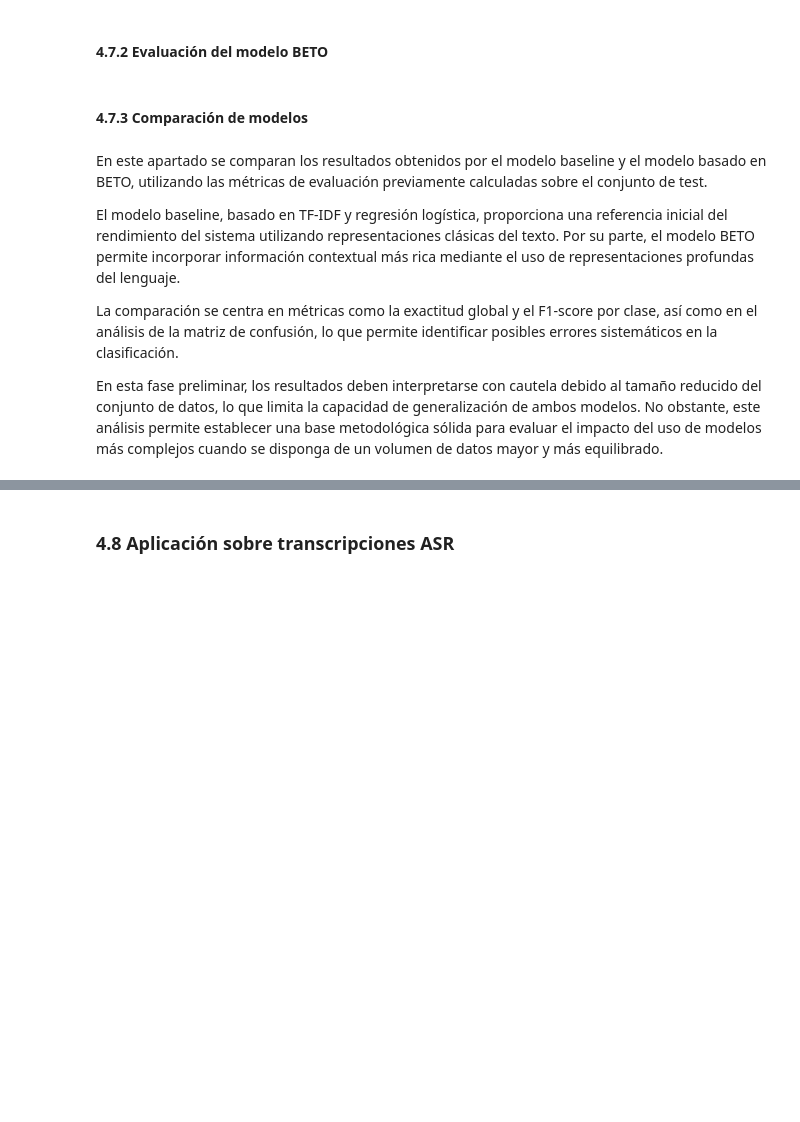
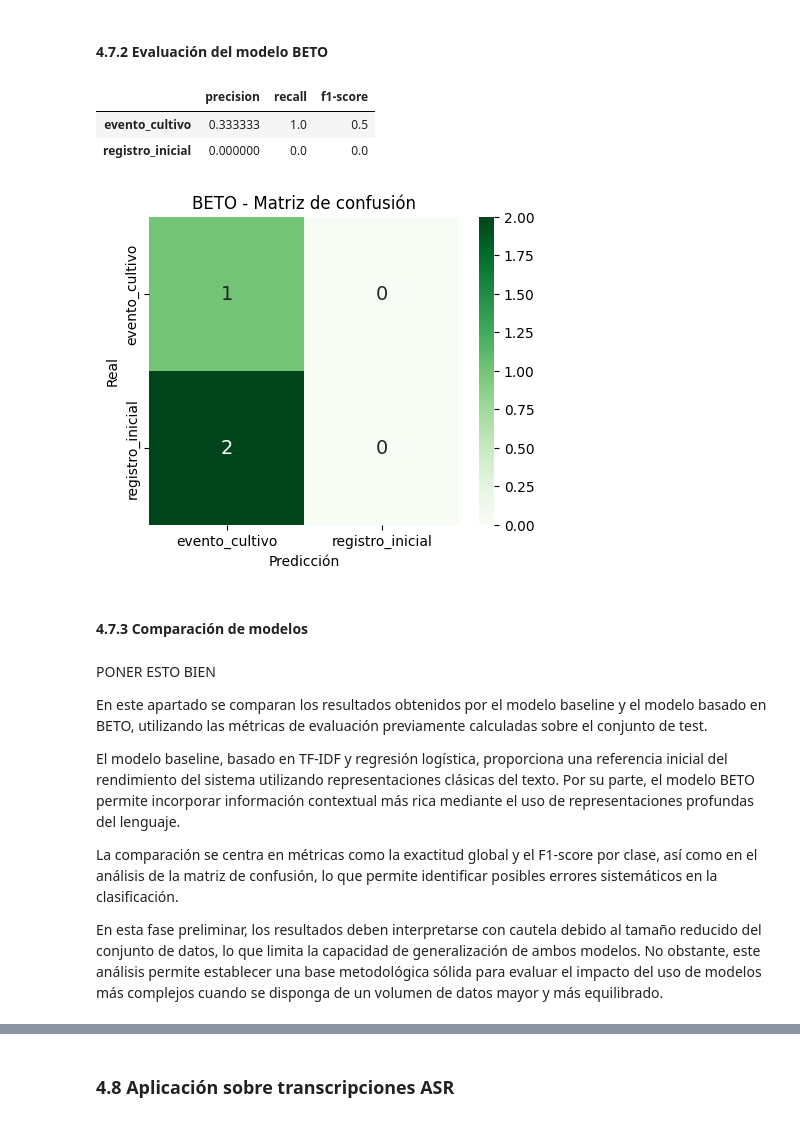
Before and after one commit to JMPinillos/agri-voice-ai, a Jupyter notebook: notebooks/03_nlp_processing/nlp_processing.ipynb, the cells around one changed output, grey strips where cells are left out. Drawn from its saved outputs; the diff is of its cells as text; code cells hidden in the pictures; blank space fills up the shorter version.

```diff
--- a/notebooks/03_nlp_processing/nlp_processing.ipynb
+++ b/notebooks/03_nlp_processing/nlp_processing.ipynb
@@ -339,6 +339,13 @@ X_train, X_test, y_train, y_test = train_test_split(
     random_state=42,
     stratify=y
 )
+
+# Adaptación para modelos basados en transformers (BETO)
+X_train_texts = list(X_train)
+X_test_texts = list(X_test)
+
+y_train_labels = y_train.reset_index(drop=True)
+y_test_labels = y_test.reset_index(drop=True)
 # %% [markdown]
 ### 4.5 Modelado
 # %% [markdown]
@@ -379,14 +407,14 @@ model_beto = AutoModelForSequenceClassification.from_pretrained(
 # %%
 # Tokenización de los textos para entrada al modelo
 train_encodings = tokenizer(
-    list(X_train),
+    X_train_texts,
     truncation=True,
     padding=True,
     max_length=128
 )
 
 test_encodings = tokenizer(
-    list(X_test),
+    X_test_texts,
     truncation=True,
     padding=True,
     max_length=128
@@ -395,8 +423,6 @@ test_encodings = tokenizer(
 ##### 4.5.2.3 Construcción del *dataset*
 # %%
 # Definición de dataset compatible con PyTorch
-import torch
-
 class TextDataset(torch.utils.data.Dataset):
 
     def __init__(self, encodings, labels):
@@ -405,27 +431,23 @@ class TextDataset(torch.utils.data.Dataset):
 
     def __getitem__(self, idx):
         item = {key: torch.tensor(val[idx]) for key, val in self.encodings.items()}
-        item["labels"] = torch.tensor(self.labels.iloc[idx])
+        item["labels"] = torch.tensor(self.labels[idx])
         return item
 
     def __len__(self):
         return len(self.labels)
 
 
-train_dataset = TextDataset(train_encodings, y_train.reset_index(drop=True))
-test_dataset = TextDataset(test_encodings, y_test.reset_index(drop=True))
+train_dataset = TextDataset(train_encodings, y_train_labels)
+test_dataset = TextDataset(test_encodings, y_test_labels)
 # %% [markdown]
 ##### 4.5.2.4 Configuración del entrenamiento
 # %%
-# Configuración del proceso de entrenamiento
-from transformers import Trainer, TrainingArguments
-
 training_args = TrainingArguments(
     output_dir="./results",
     num_train_epochs=3,
-    per_device_train_batch_size=8,
-    per_device_eval_batch_size=8,
-    evaluation_strategy="epoch",
+    per_device_train_batch_size=4,
+    per_device_eval_batch_size=4,
     logging_dir="./logs",
     save_strategy="no"
 )
@@ -494,27 +528,36 @@ plt.show()
 # %%
 # Evaluación visual del modelo BETO
 report_beto = classification_report(
     y_test, y_pred_beto,
     target_names=label_encoder.classes_,
     output_dict=True,
     zero_division=0
 )
 
 df_metrics_beto = pd.DataFrame(report_beto).transpose().iloc[:-3, :-1]
 
 # Visualización tabular
 display(df_metrics_beto)
 
 # Matriz de confusión (BETO - verde)
 cm_beto = confusion_matrix(y_test, y_pred_beto)
 
 plt.figure(figsize=(5,4))
-sns.heatmap(cm_beto, annot=True, fmt="d", cmap="Greens",
+sns.heatmap(cm_beto,
+            annot=True,
+            fmt="d",
+            cmap="Greens",
+            annot_kws={"size": 14},
             xticklabels=label_encoder.classes_,
             yticklabels=label_encoder.classes_)
 plt.title("BETO - Matriz de confusión")
 plt.xlabel("Predicción")
 plt.ylabel("Real")
 plt.show()
+# %% [output]
+|  | precision | recall | f1-score |
+| evento_cultivo | 0.333333 | 1.0 | 0.5 |
+| registro_inicial | 0.000000 | 0.0 | 0.0 |
+[figure, added]
 # %% [markdown]
 #### 4.7.3 Comparación de modelos
@@ -523,4 +564,6 @@ HAY QUE PENSAR EN QUE VISUALIZACIONES QUEREMOS PARA COMPARAR LOS MODELOS DE FORM
 # %% [markdown]
+PONER ESTO BIEN
+
 En este apartado se comparan los resultados obtenidos por el modelo baseline y el modelo basado en BETO, utilizando las métricas de evaluación previamente calculadas sobre el conjunto de test.
 
 El modelo baseline, basado en TF-IDF y regresión logística, proporciona una referencia inicial del rendimiento del sistema utilizando representaciones clásicas del texto. Por su parte, el modelo BETO permite incorporar información contextual más rica mediante el uso de representaciones profundas del lenguaje.
```
Also changed, not shown: parts of 20 cells of this notebook, 1 other file.
